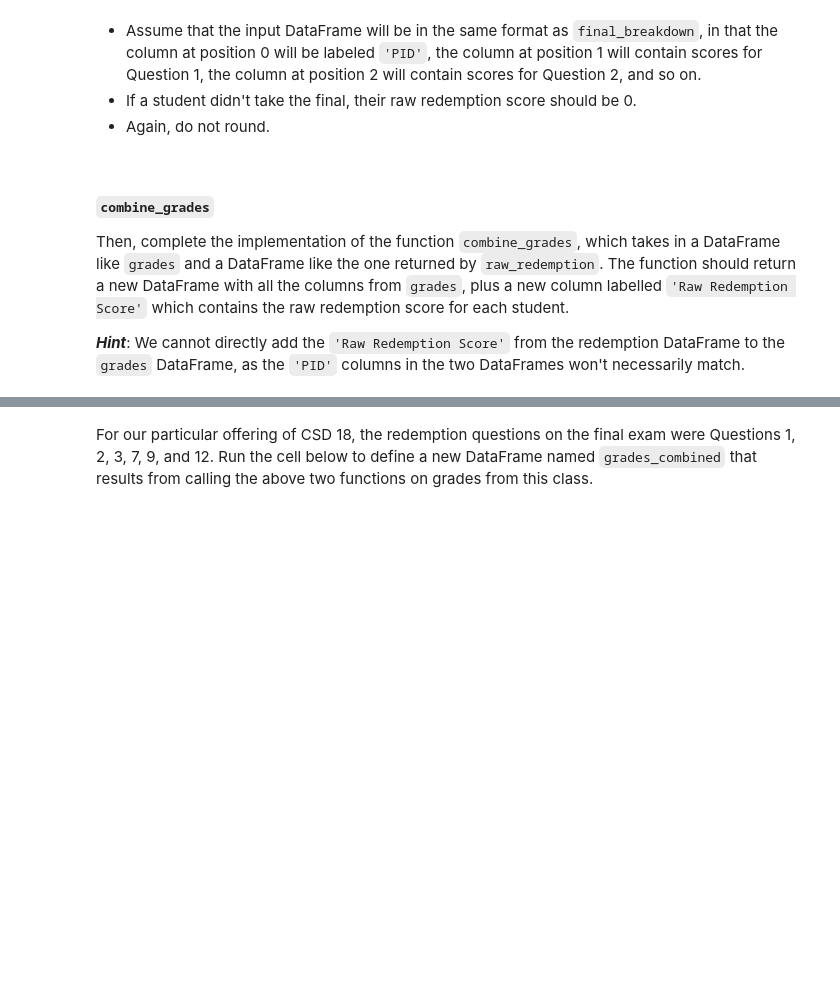
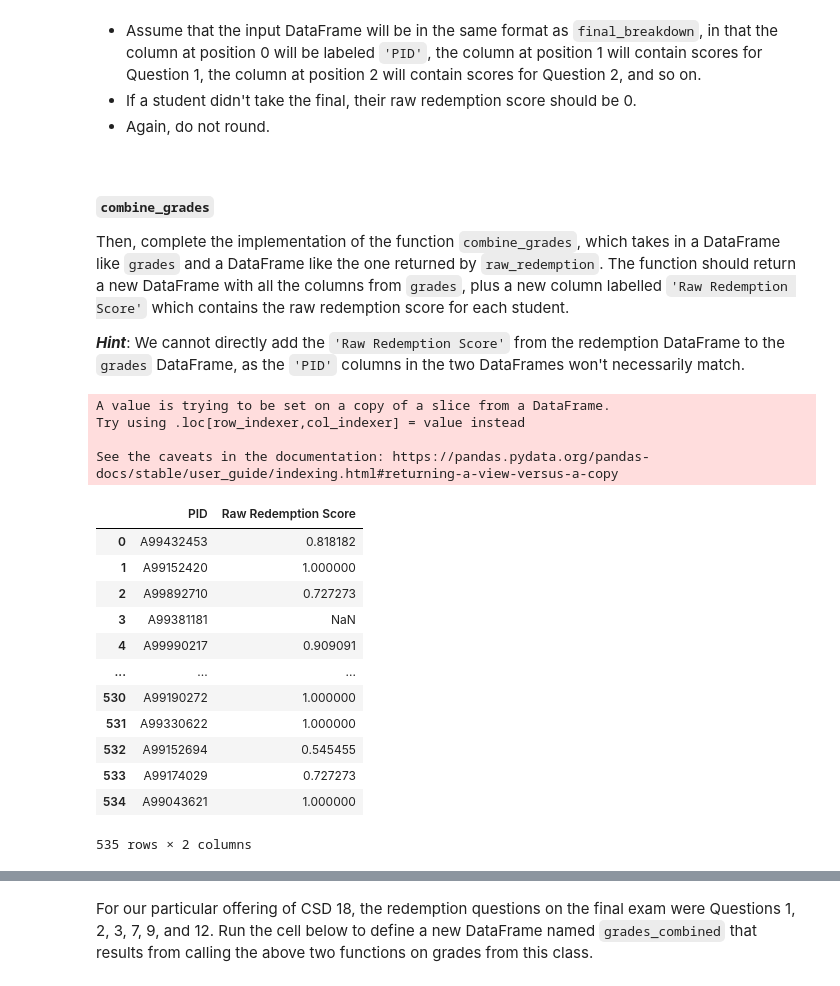
Before and after one commit to Sweekrit-B/dsc80-2025-fa, a Jupyter notebook: projects/proj01/project.ipynb, the cells around one changed output, grey strips where cells are left out. Saved outputs shown, nothing was run; the diff lists cells and outputs as text; code cells hidden in the pictures; blank space fills up the shorter version.

```diff
--- a/projects/proj01/project.ipynb
+++ b/projects/proj01/project.ipynb
@@ -821,3 +883,36 @@ For example, suppose `example_breakdown` is as follows:
 Then, complete the implementation of the function `combine_grades`, which takes in a DataFrame like `grades` and a DataFrame like the one returned by `raw_redemption`. The function should return a new DataFrame with all the columns from `grades`, plus a new column labelled `'Raw Redemption Score'` which contains the raw redemption score for each student.
 
 ***Hint***: We cannot directly add the `'Raw Redemption Score'` from the redemption DataFrame to the `grades` DataFrame, as the `'PID'` columns in the two DataFrames won't necessarily match.
+# %%
+
+def raw_redemption(final_breakdown, question_numbers):
+    total = 0
+    raw_redemption = pd.Series(0, index=final_breakdown.index)
+    for i in question_numbers:
+        total += float(final_breakdown.columns[i].split('(')[1].split()[0])
+        raw_redemption += final_breakdown.iloc[:, i]
+
+    raw_redemption_scores = final_breakdown[['PID']]
+    raw_redemption_scores['Raw Redemption Score'] = raw_redemption / total
+    return raw_redemption_scores
+
+raw_redemption_scores = raw_redemption(final_breakdown, [1, 2])
+raw_redemption_scores
+# %% [output]
+A value is trying to be set on a copy of a slice from a DataFrame.
+Try using .loc[row_indexer,col_indexer] = value instead
+
+See the caveats in the documentation: https://pandas.pydata.org/pandas-docs/stable/user_guide/indexing.html#returning-a-view-versus-a-copy
+|  | PID | Raw Redemption Score |
+| 0 | A99432453 | 0.818182 |
+| 1 | A99152420 | 1.000000 |
+| 2 | A99892710 | 0.727273 |
+| 3 | A99381181 | NaN |
+| 4 | A99990217 | 0.909091 |
+| ... | ... | ... |
+| 530 | A99190272 | 1.000000 |
+| 531 | A99330622 | 1.000000 |
+| 532 | A99152694 | 0.545455 |
+| 533 | A99174029 | 0.727273 |
+| 534 | A99043621 | 1.000000 |
+535 rows × 2 columns
```
Also changed, not shown: parts of 14 cells of this notebook, 3 other files.
